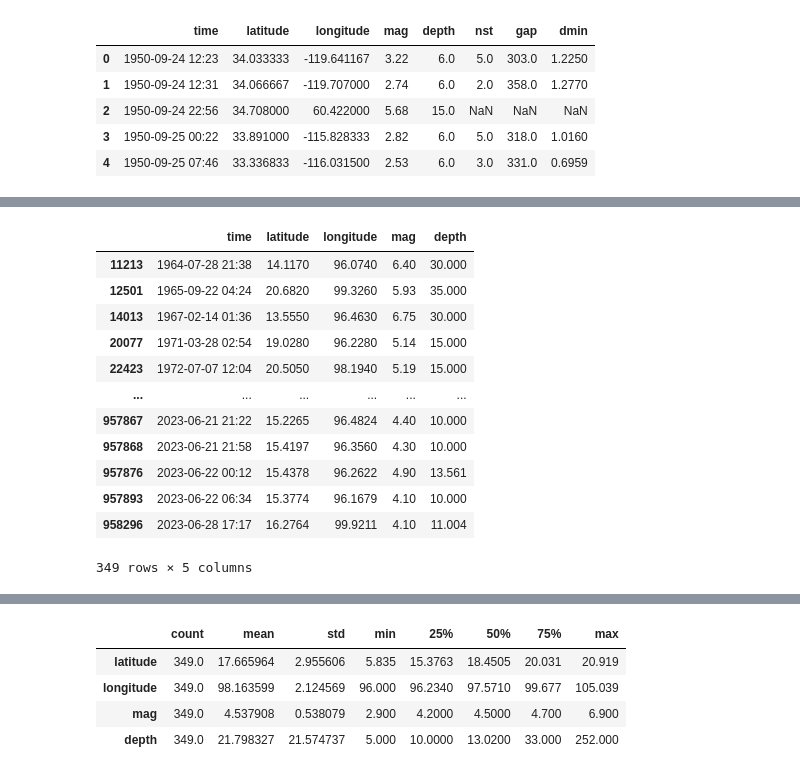
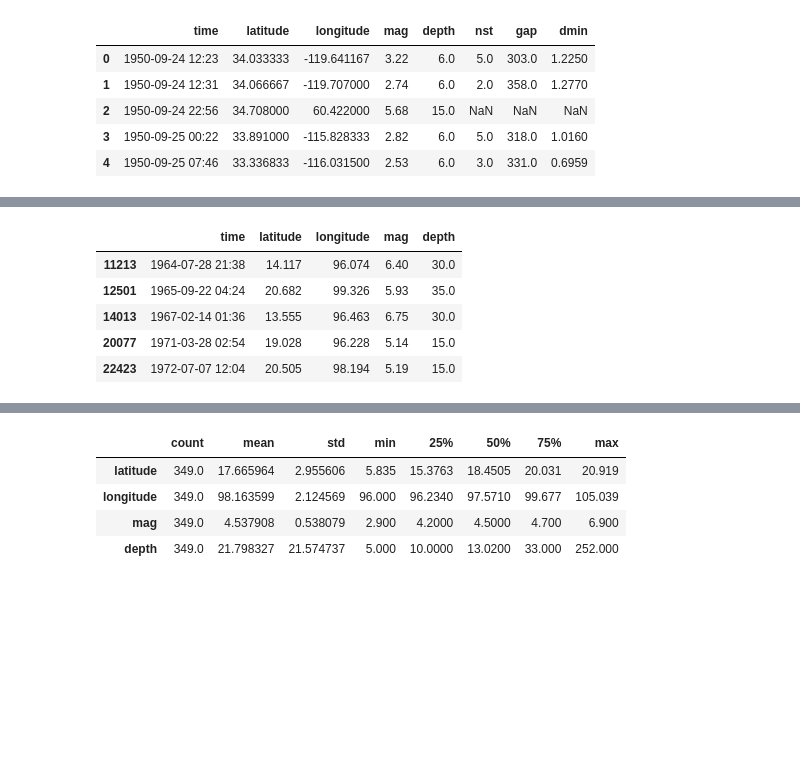
Before and after one commit to peeb01/Earthquake, a Jupyter notebook: DataSet/read.ipynb, the cells around one changed output, grey strips where cells are left out. Cells and saved outputs as stored; diff of their text form; code cells hidden in the pictures; blank space fills up the shorter version.

```diff
--- a/DataSet/read.ipynb
+++ b/DataSet/read.ipynb
@@ -42,22 +42,15 @@ neo.describe().transpose()
 # %%
 ## magnetude > 5.00
 #filter = dt[(dt['latitude'] > 120) & (dt['longitude'] > 15)
 ndt = df[['time','latitude','longitude','mag','depth']]
 # at Thailand   ---(ndt['mag']>=3) &
 ndt = ndt[(ndt['latitude']<= 20.920) &(ndt['latitude']>=5.6400) & (ndt['longitude']>=96) & (ndt['longitude']<=107)]
-ndt
+ndt.head()
 # %% [output]
 |  | time | latitude | longitude | mag | depth |
-| 11213 | 1964-07-28 21:38 | 14.1170 | 96.0740 | 6.40 | 30.000 |
-| 12501 | 1965-09-22 04:24 | 20.6820 | 99.3260 | 5.93 | 35.000 |
-| 14013 | 1967-02-14 01:36 | 13.5550 | 96.4630 | 6.75 | 30.000 |
-| 20077 | 1971-03-28 02:54 | 19.0280 | 96.2280 | 5.14 | 15.000 |
-| 22423 | 1972-07-07 12:04 | 20.5050 | 98.1940 | 5.19 | 15.000 |
-| ... | ... | ... | ... | ... | ... |
-| 957867 | 2023-06-21 21:22 | 15.2265 | 96.4824 | 4.40 | 10.000 |
-| 957868 | 2023-06-21 21:58 | 15.4197 | 96.3560 | 4.30 | 10.000 |
-| 957876 | 2023-06-22 00:12 | 15.4378 | 96.2622 | 4.90 | 13.561 |
-| 957893 | 2023-06-22 06:34 | 15.3774 | 96.1679 | 4.10 | 10.000 |
-| 958296 | 2023-06-28 17:17 | 16.2764 | 99.9211 | 4.10 | 11.004 |
+| 11213 | 1964-07-28 21:38 | 14.117 | 96.074 | 6.40 | 30.0 |
+| 12501 | 1965-09-22 04:24 | 20.682 | 99.326 | 5.93 | 35.0 |
+| 14013 | 1967-02-14 01:36 | 13.555 | 96.463 | 6.75 | 30.0 |
+| 20077 | 1971-03-28 02:54 | 19.028 | 96.228 | 5.14 | 15.0 |
+| 22423 | 1972-07-07 12:04 | 20.505 | 98.194 | 5.19 | 15.0 |
-349 rows × 5 columns
 # %%
```
Also changed, not shown: parts of 1 cell of this notebook, 1 other file.
